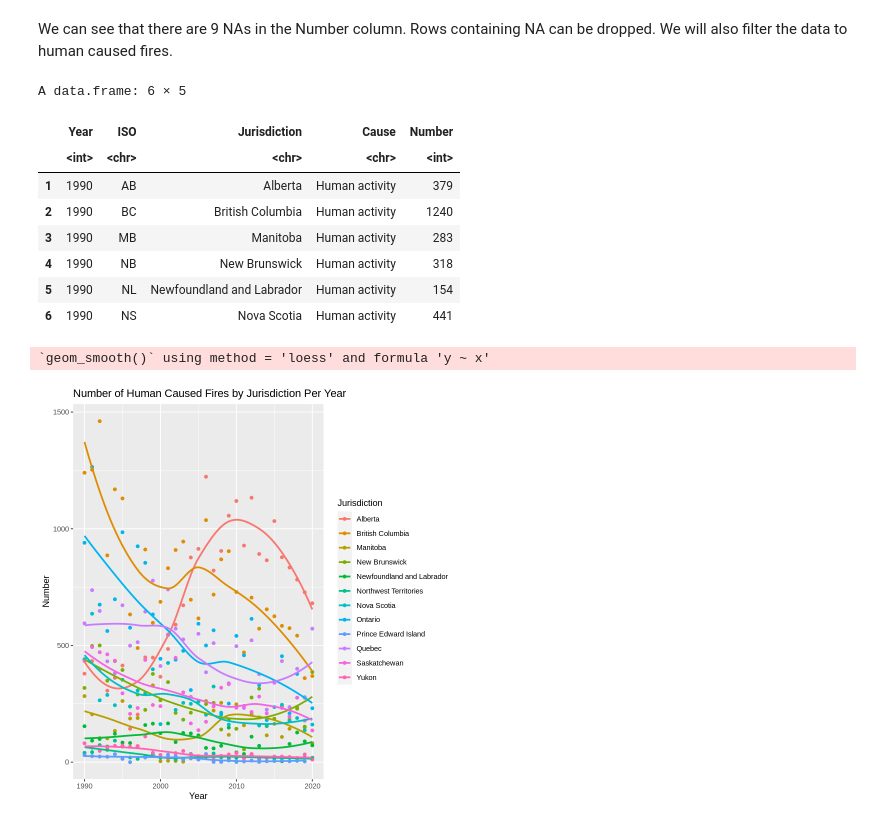
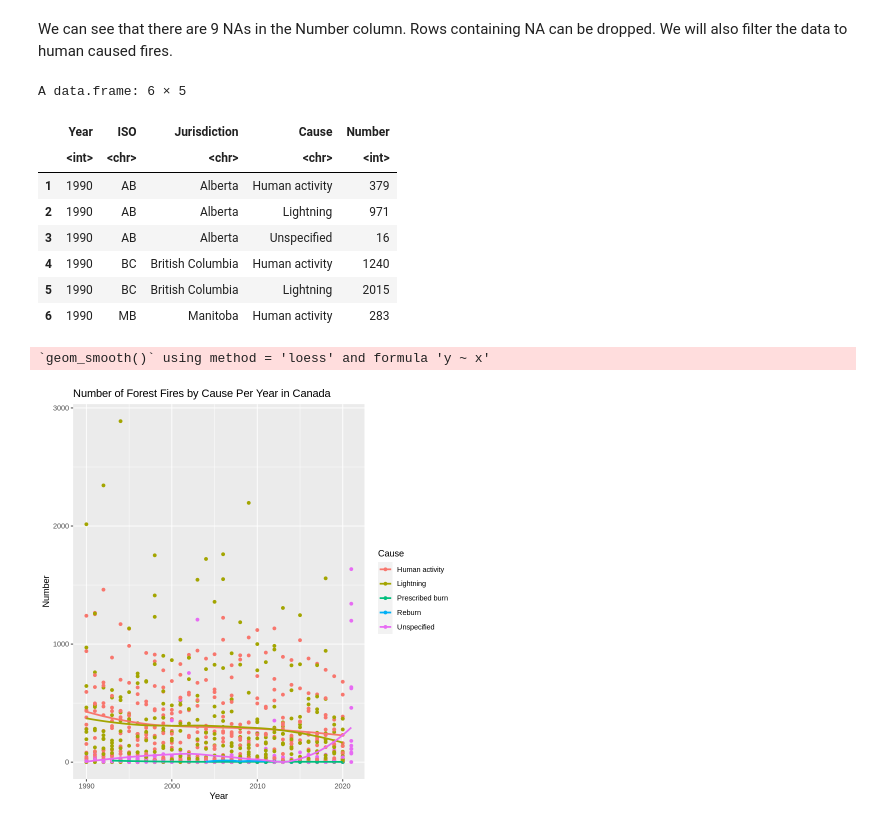
Before and after one commit to hakkd/Canada-Forest-Fires-By-Cause, a Jupyter notebook: proposal_group2.ipynb, the cells around one changed output. Saved outputs shown, nothing was run; the diff lists cells and outputs as text; code cells hidden in the pictures.

```diff
--- a/proposal_group2.ipynb
+++ b/proposal_group2.ipynb
@@ -71,8 +71,7 @@ summary(fire_data)
 We can see that there are 9 NAs in the Number column. Rows containing NA can be dropped. We will also filter the data to human caused fires.
 # %%
 fire_data <- fire_data %>%
-    drop_na(Number) %>%
-    filter(Cause == "Human activity")
+    drop_na(Number)
 
 head(fire_data)
 # %% [output]
@@ -80,19 +79,19 @@ A data.frame: 6 × 5
 |  | Year | ISO | Jurisdiction | Cause | Number |
 |  | <int> | <chr> | <chr> | <chr> | <int> |
 | 1 | 1990 | AB | Alberta | Human activity | 379 |
-| 2 | 1990 | BC | British Columbia | Human activity | 1240 |
-| 3 | 1990 | MB | Manitoba | Human activity | 283 |
-| 4 | 1990 | NB | New Brunswick | Human activity | 318 |
-| 5 | 1990 | NL | Newfoundland and Labrador | Human activity | 154 |
-| 6 | 1990 | NS | Nova Scotia | Human activity | 441 |
+| 2 | 1990 | AB | Alberta | Lightning | 971 |
+| 3 | 1990 | AB | Alberta | Unspecified | 16 |
+| 4 | 1990 | BC | British Columbia | Human activity | 1240 |
+| 5 | 1990 | BC | British Columbia | Lightning | 2015 |
+| 6 | 1990 | MB | Manitoba | Human activity | 283 |
 # %%
 fire_plot <- fire_data %>%
-    ggplot(aes(x = Year, y = Number, color = Jurisdiction)) +
+    ggplot(aes(x = Year, y = Number, color = Cause)) +
     geom_point() +
     geom_smooth(se = FALSE) +
-    ggtitle("Number of Human Caused Fires by Jurisdiction Per Year")
+    ggtitle("Number of Forest Fires by Cause Per Year in Canada")
 
 fire_plot
 # %% [output]
 `geom_smooth()` using method = 'loess' and formula 'y ~ x'
-[figure, old version]
+[figure, new version]
```
Also changed, not shown: parts of 3 cells of this notebook.
